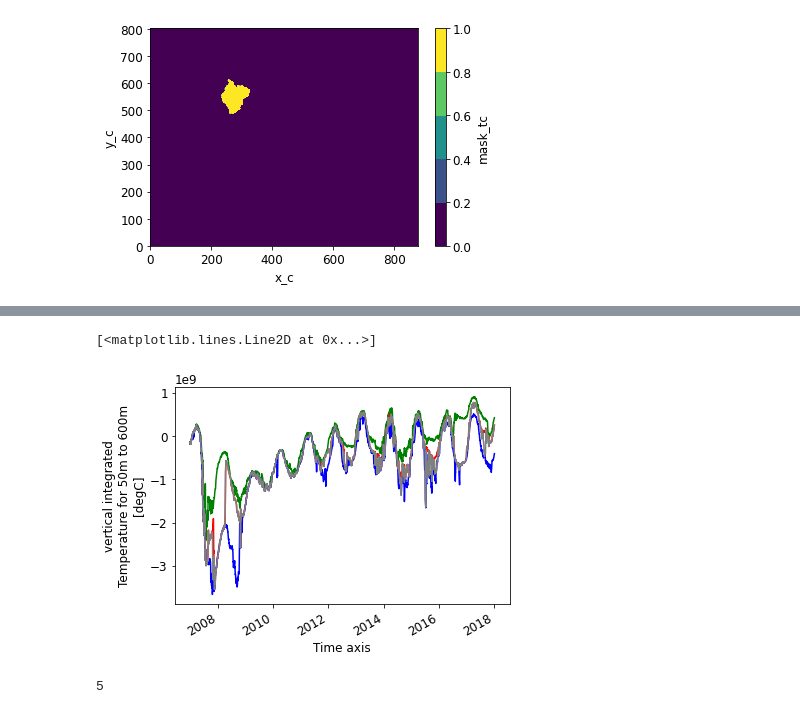
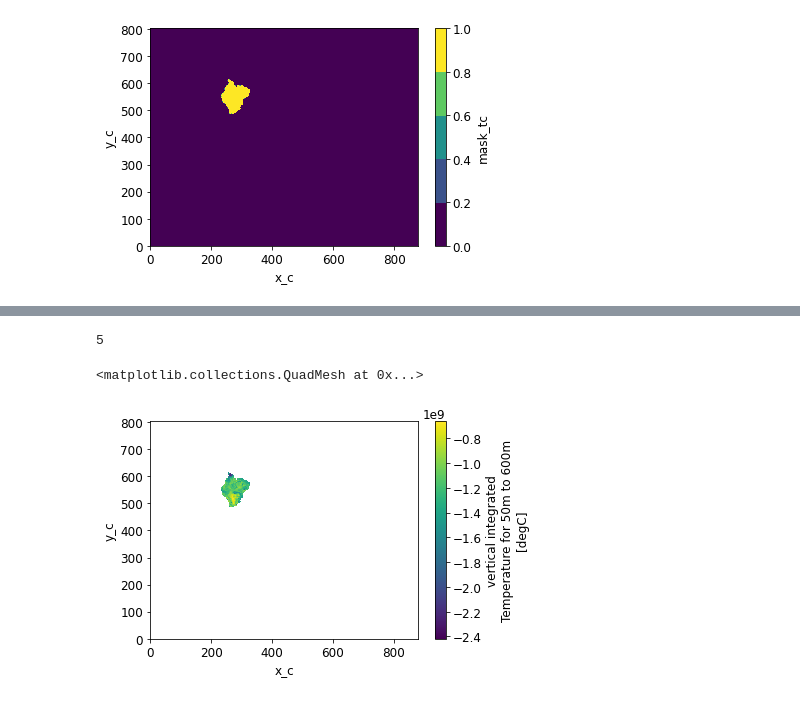
Before and after one commit to bguelk/JGR_2023_MaudRise, a Jupyter notebook: plot_figures/Untitled.ipynb, the cells around one changed output, grey strips where cells are left out. Cells and saved outputs as stored; diff of their text form; code cells hidden in the pictures.

```diff
--- a/plot_figures/Untitled.ipynb
+++ b/plot_figures/Untitled.ipynb
@@ -199,11 +197,3 @@ hca_abs=hc_dest-hc_min_tc_abs
-# %%
-((ds36.Tint_dest)*rho*cp).where((ds36.mask_tc+ds36.mask_tr)==1).min(dim={'x_c','y_c'}).plot(color='r')#.where(mask_all==1).min(dim={'x_c','y_c','t'}))
-((ds36.Tint_dest)*rho*cp).where(ds36.mask_tc==1).min(dim={'x_c','y_c'}).plot(color='g')#.where(mask_all==1).min(dim={'x_c','y_c','t'}))
-((ds36.Tint_dest)*rho*cp).where((ds36.mask_tc+ds36.mask_tr+ds36.mask_ha)==1).min(dim={'x_c','y_c'}).plot(color='b')#.where(mask_all==1).min(dim={'x_c','y_c','t'}))
-((ds36.Tint_dest)*rho*cp).where((ds36.mask_tc+ds36.mask_tr+ds36.mask_ha_mod)==1).min(dim={'x_c','y_c'}).plot(color='grey')#.where(mask_all==1).min(dim={'x_c','y_c','t'}))
-# %% [output]
-[<matplotlib.lines.Line2D at 0x...>]
-[figure, removed]
 # %%
 #Figure of spatial average of T and S properties
 n_lev=5
@@ -212,4 +202,9 @@ colors_hca=mcolors.LinearSegmentedColormap.from_list('colormap', col_hca)
 print(len(col_hca))
 # %% [output]
 5
+# %%
+hc_dest.where(mask_all==1).min(dim={'t'}).plot.pcolormesh()
+# %% [output]
+<matplotlib.collections.QuadMesh at 0x...>
+[figure, added]
 # %%
```
Also changed, not shown: parts of 11 cells of this notebook.
